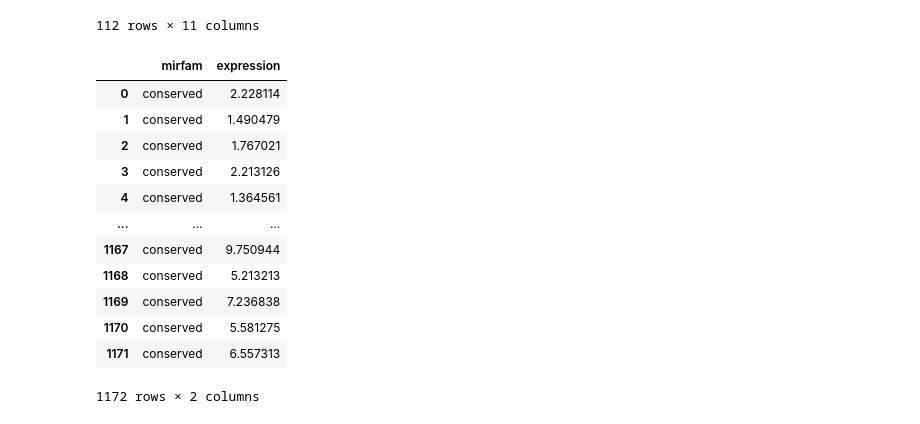
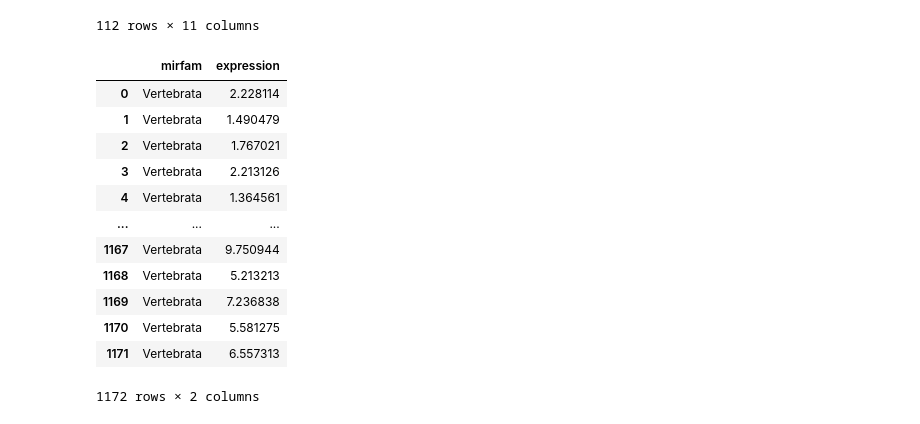
Before and after one commit to felixlangschied/rodent_loss, a Jupyter notebook: analyses/mirna_expression/notebooks/Kulcenty2019_iPSC_RNAseq.ipynb, the cells around one changed output. Saved outputs shown, nothing was run; the diff lists cells and outputs as text; code cells hidden in the pictures.

```diff
--- a/analyses/mirna_expression/notebooks/Kulcenty2019_iPSC_RNAseq.ipynb
+++ b/analyses/mirna_expression/notebooks/Kulcenty2019_iPSC_RNAseq.ipynb
@@ -155,36 +155,36 @@ display(mam[~mam['mirfam'].isin(lossfams)])
 # %%
 loopdf = lostdf.drop(columns=['nsc1_1', 'nsc1_2', 'nsc2_1', 'nsc2_2'])
 
 cd = {'mirfam': [], 'expression': []}
 for line in loopdf.to_string(header=False, index=False).split('\n'):
     matid, dat1, dat2, dat3, dat4, mirid, mirfam = line.strip().split()
     #mirfam = '-'.join(mirid.split('-')[1:3])
     if mirfam in lossfams:
         mirfam = mirfam
     elif mirfam in mammalmirs:
-        mirfam = 'Eutherian'
+        mirfam = 'Eutheria'
     elif mirfam in oldmirs:
-        mirfam = 'conserved'
+        mirfam = 'Vertebrata'
     for point in [dat1, dat2, dat3, dat4]:
         cd['mirfam'].append(mirfam)
         cd['expression'].append(float(point))
 
 
 visdf = pd.DataFrame.from_dict(cd)
 display(visdf)
 # %% [output]
 |  | mirfam | expression |
-| 0 | conserved | 2.228114 |
-| 1 | conserved | 1.490479 |
-| 2 | conserved | 1.767021 |
-| 3 | conserved | 2.213126 |
-| 4 | conserved | 1.364561 |
+| 0 | Vertebrata | 2.228114 |
+| 1 | Vertebrata | 1.490479 |
+| 2 | Vertebrata | 1.767021 |
+| 3 | Vertebrata | 2.213126 |
+| 4 | Vertebrata | 1.364561 |
 | ... | ... | ... |
-| 1167 | conserved | 9.750944 |
-| 1168 | conserved | 5.213213 |
-| 1169 | conserved | 7.236838 |
-| 1170 | conserved | 5.581275 |
-| 1171 | conserved | 6.557313 |
+| 1167 | Vertebrata | 9.750944 |
+| 1168 | Vertebrata | 5.213213 |
+| 1169 | Vertebrata | 7.236838 |
+| 1170 | Vertebrata | 5.581275 |
+| 1171 | Vertebrata | 6.557313 |
 1172 rows × 2 columns
 # %%
 import seaborn as sns
```
Also changed, not shown: parts of 1 cell of this notebook, 3 other files.
